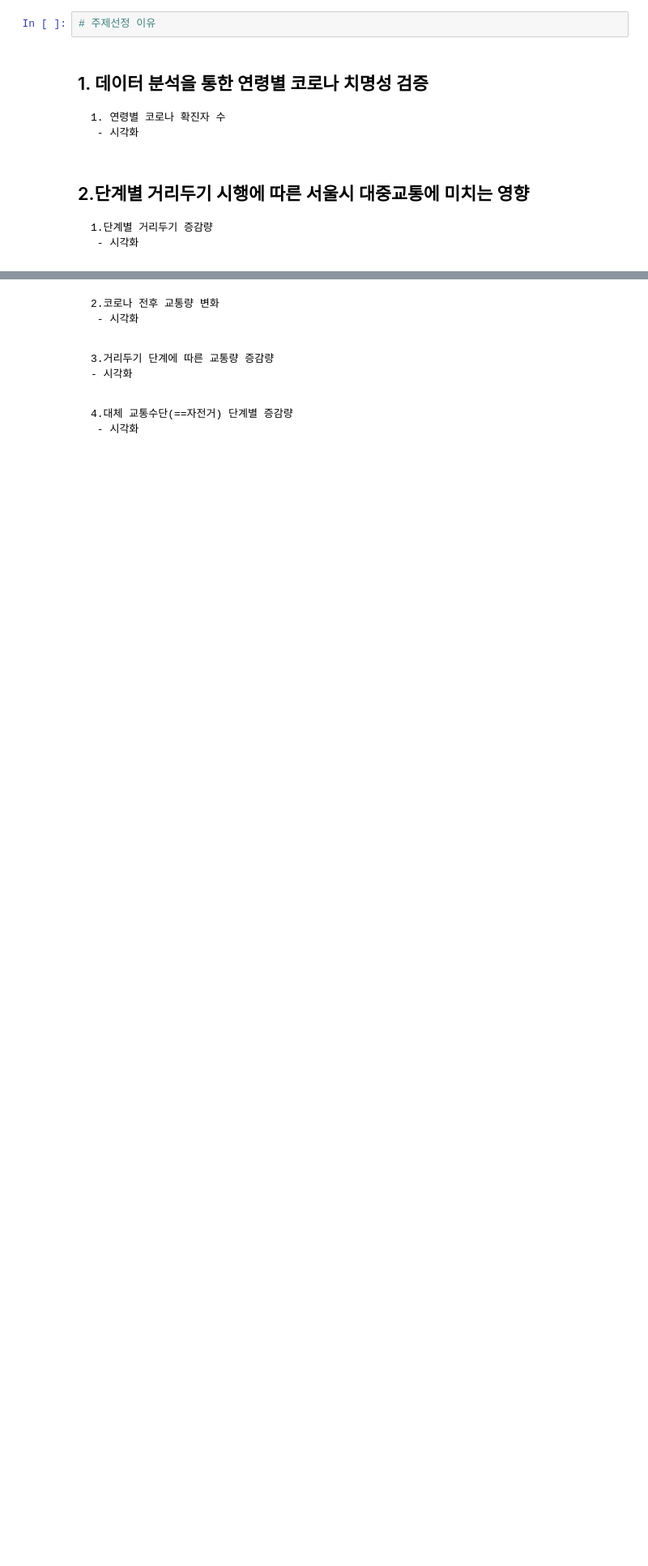
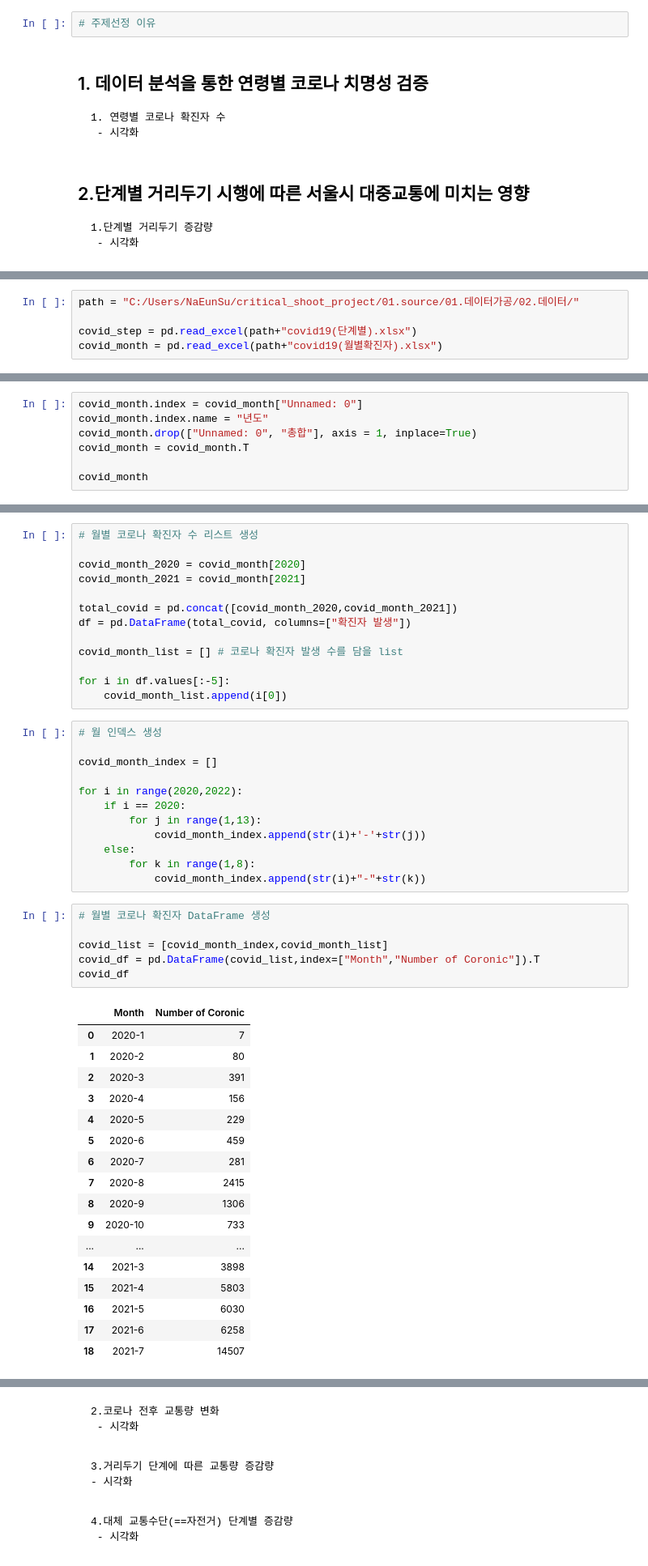
Before and after one commit to JSIncognito/critical_shoot_project, a Jupyter notebook: 01.source/03. 시각화/team_project_frame.ipynb, the cells around one changed output, grey strips where cells are left out. Shown at 81% size. Drawn from its saved outputs; the diff is of its cells as text; blank space fills up the shorter version.

Commit message:
team_project_frame 2_1 소스 정리

```diff
--- a/01.source/03. 시각화/team_project_frame.ipynb
+++ b/01.source/03. 시각화/team_project_frame.ipynb
@@ -42,0 +50,5 @@ ex) 코로나 증가 -> (버스,지하철) 감소 || 대체 교통수단(자전
+# %%
+path = "C:/Users/NaEunSu/critical_shoot_project/01.source/01.데이터가공/02.데이터/"
+
+covid_step = pd.read_excel(path+"covid19(단계별).xlsx")
+covid_month = pd.read_excel(path+"covid19(월별확진자).xlsx")
@@ -42,0 +66,7 @@ ex) 코로나 증가 -> (버스,지하철) 감소 || 대체 교통수단(자전
+# %%
+covid_month.index = covid_month["Unnamed: 0"]
+covid_month.index.name = "년도"
+covid_month.drop(["Unnamed: 0", "총합"], axis = 1, inplace=True)
+covid_month = covid_month.T
+
+covid_month
@@ -42,0 +87,49 @@ ex) 코로나 증가 -> (버스,지하철) 감소 || 대체 교통수단(자전
+# %%
+# 월별 코로나 확진자 수 리스트 생성
+
+covid_month_2020 = covid_month[2020]
+covid_month_2021 = covid_month[2021]
+
+total_covid = pd.concat([covid_month_2020,covid_month_2021])
+df = pd.DataFrame(total_covid, columns=["확진자 발생"])
+
+covid_month_list = [] # 코로나 확진자 발생 수를 담을 list
+
+for i in df.values[:-5]:
+    covid_month_list.append(i[0])
+# %%
+# 월 인덱스 생성
+
+covid_month_index = []
+
+for i in range(2020,2022):
+    if i == 2020:
+        for j in range(1,13):
+            covid_month_index.append(str(i)+'-'+str(j))
+    else:
+        for k in range(1,8):
+            covid_month_index.append(str(i)+"-"+str(k))
+# %%
+# 월별 코로나 확진자 DataFrame 생성
+
+covid_list = [covid_month_index,covid_month_list]
+covid_df = pd.DataFrame(covid_list,index=["Month","Number of Coronic"]).T
+covid_df
+# %% [output]
+|  | Month | Number of Coronic |
+| 0 | 2020-1 | 7 |
+| 1 | 2020-2 | 80 |
+| 2 | 2020-3 | 391 |
+| 3 | 2020-4 | 156 |
+| 4 | 2020-5 | 229 |
+| 5 | 2020-6 | 459 |
+| 6 | 2020-7 | 281 |
+| 7 | 2020-8 | 2415 |
+| 8 | 2020-9 | 1306 |
+| 9 | 2020-10 | 733 |
+| ... | ... | ... |
+| 14 | 2021-3 | 3898 |
+| 15 | 2021-4 | 5803 |
+| 16 | 2021-5 | 6030 |
+| 17 | 2021-6 | 6258 |
+| 18 | 2021-7 | 14507 |
```
Also changed, not shown: parts of 11 cells of this notebook.
